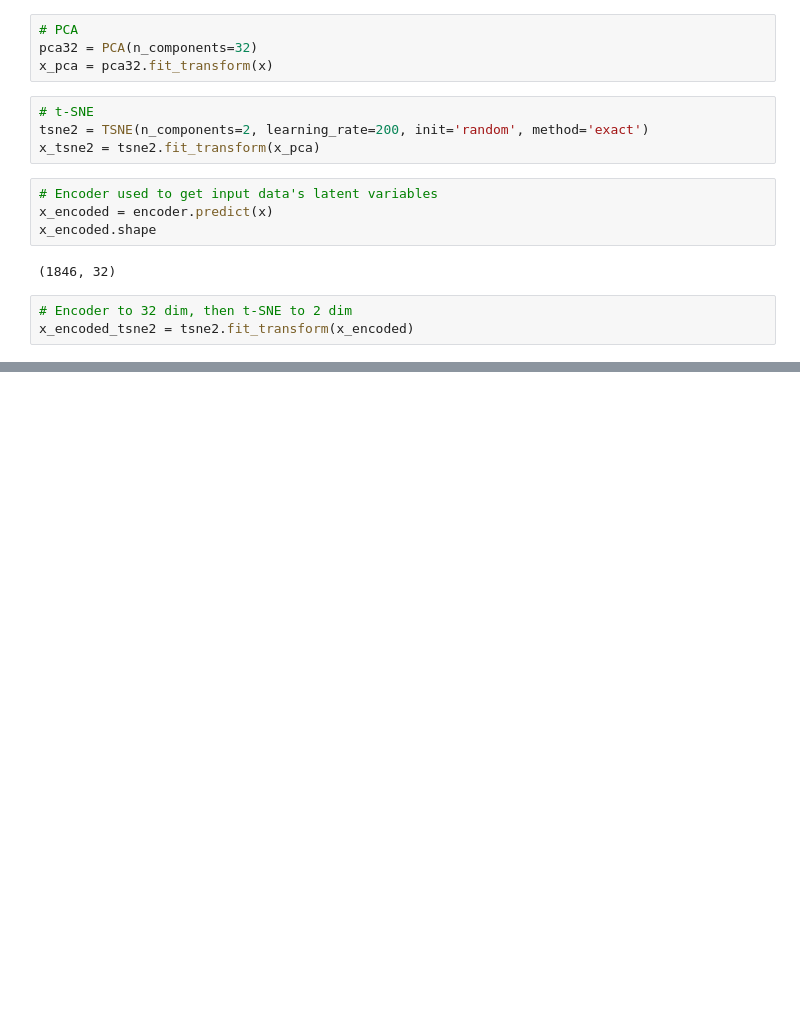
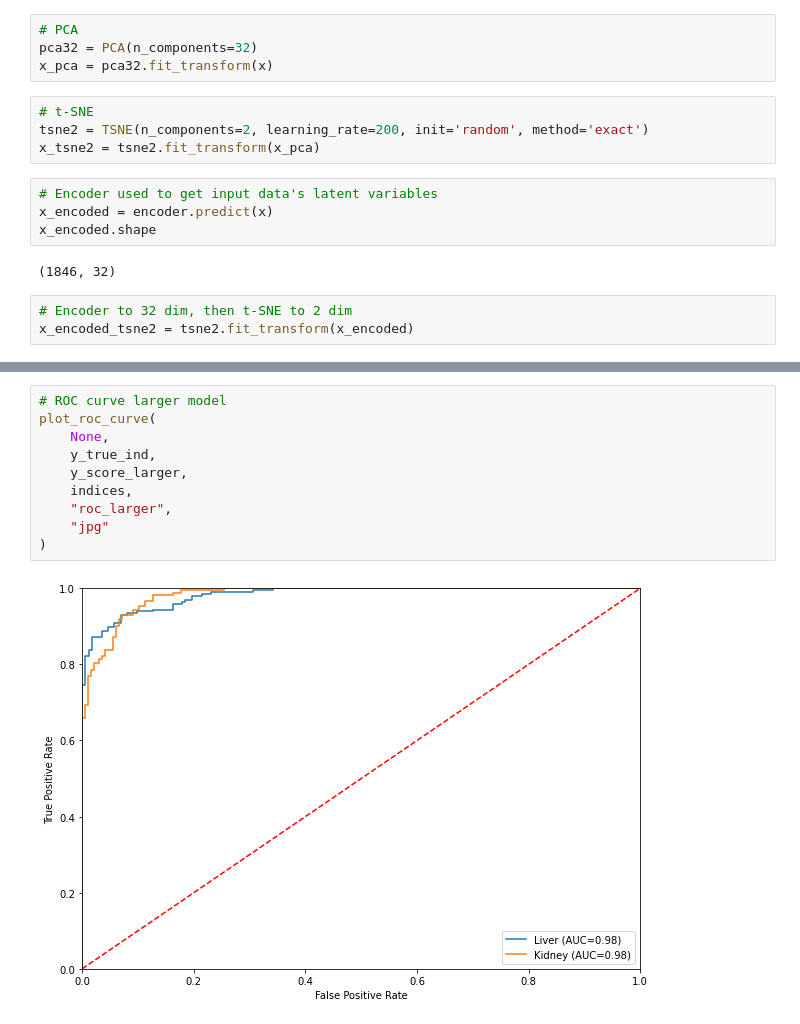
Before and after one commit to UCB-stat-159-s22/hw07-Group14, a Jupyter notebook: Single-cell-analysis.ipynb, the cells around one changed output, grey strips where cells are left out. Saved outputs shown, nothing was run; the diff lists cells and outputs as text; blank space fills up the shorter version.

```diff
--- a/Single-cell-analysis.ipynb
+++ b/Single-cell-analysis.ipynb
@@ -320,0 +637,12 @@ plt.show()
+# %%
+# ROC curve larger model
+plot_roc_curve(
+    None,
+    y_true_ind,
+    y_score_larger,
+    indices,
+    "roc_larger",
+    "jpg"
+)
+# %% [output]
+[figure, added]
```
Also changed, not shown: parts of 28 cells of this notebook, 15 other files.
